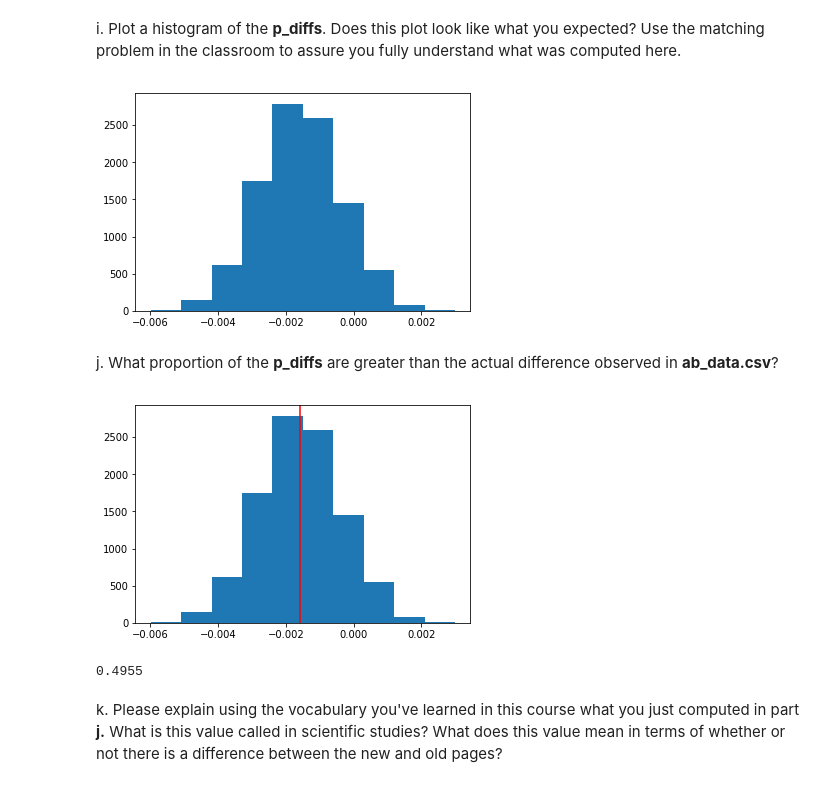
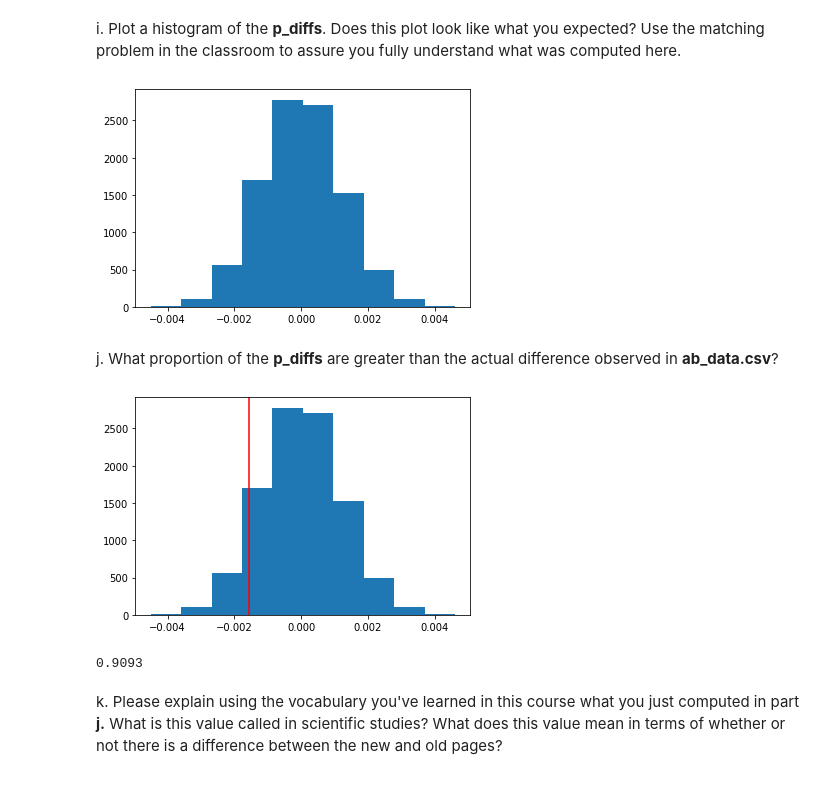
Before and after one commit to ziadhany/AnalyzeABTestResults, a Jupyter notebook: AnalyzeABTestResults.ipynb, the cells around one changed output. Cells and saved outputs as stored; diff of their text form; code cells hidden in the pictures.

```diff
--- a/AnalyzeABTestResults.ipynb
+++ b/AnalyzeABTestResults.ipynb
@@ -244,24 +236,28 @@ for _ in range(10000):
+# %%
+new_converted_simulation = np.random.binomial(n_new, P_new, 10000)/n_new
+old_converted_simulation = np.random.binomial(n_old, P_old, 10000)/n_old
+p_diffs = new_converted_simulation - old_converted_simulation
 # %% [markdown]
 i. Plot a histogram of the **p_diffs**.  Does this plot look like what you expected?  Use the matching problem in the classroom to assure you fully understand what was computed here.
 # %%
 p_diffs = np.array(p_diffs)
 plt.hist(p_diffs);
 # %% [output]
-[figure, old version]
+[figure, new version]
 # %% [markdown]
 j. What proportion of the **p_diffs** are greater than the actual difference observed in **ab_data.csv**?
 # %%
-real_obs_diffs = df2.query('group == "treatment" ')['converted'].mean() - df2.query(' group == "control" ')['converted'].mean()
+obs_diff = (df2.query('group=="treatment"')["converted"].sum()/df2.query('group=="treatment"')['user_id'].count()- (df2.query('group=="control"')["converted"].sum()/df2.query('group=="control"')['user_id'].count()))
 plt.hist(p_diffs)
-plt.axvline(real_obs_diffs, color='r');
+plt.axvline(obs_diff, color='r');
 # %% [output]
-[figure, old version]
+[figure, new version]
 # %%
 p_diffs = np.array(p_diffs)
-p_val = (p_diffs > real_obs_diffs).mean()
+p_val = (p_diffs > obs_diff).mean()
 p_val
 # %% [output]
-0.4955
+0.9093
 # %% [markdown]
  k. Please explain using the vocabulary you've learned in this course what you just computed in part **j.**  What is this value called in scientific studies?  What does this value mean in terms of whether or not there is a difference between the new and old pages?
 # %% [markdown]
```
Also changed, not shown: parts of 13 cells of this notebook, 1 other file.
